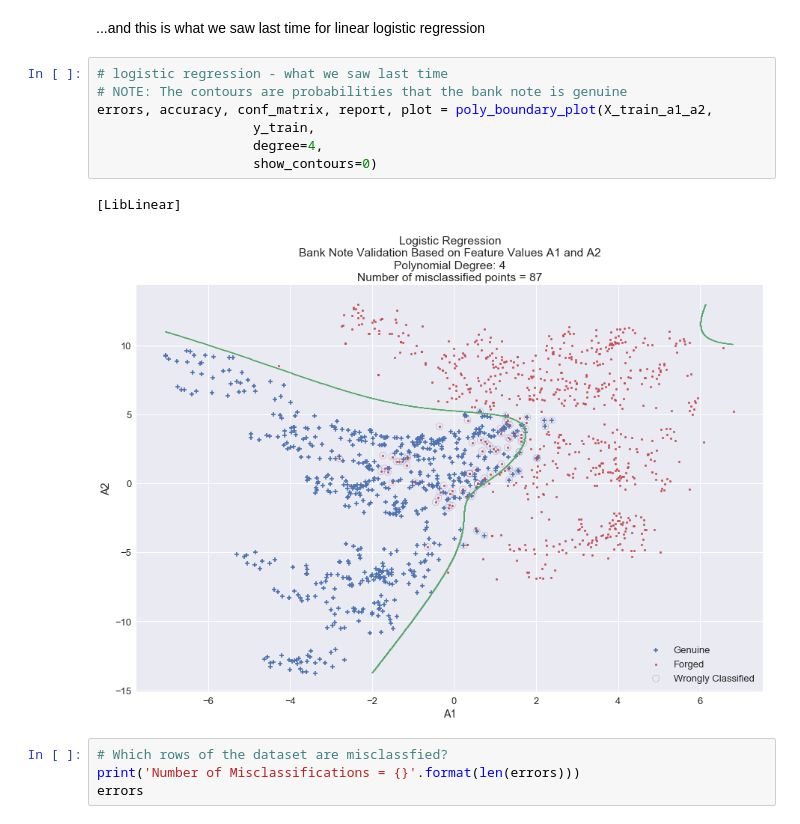
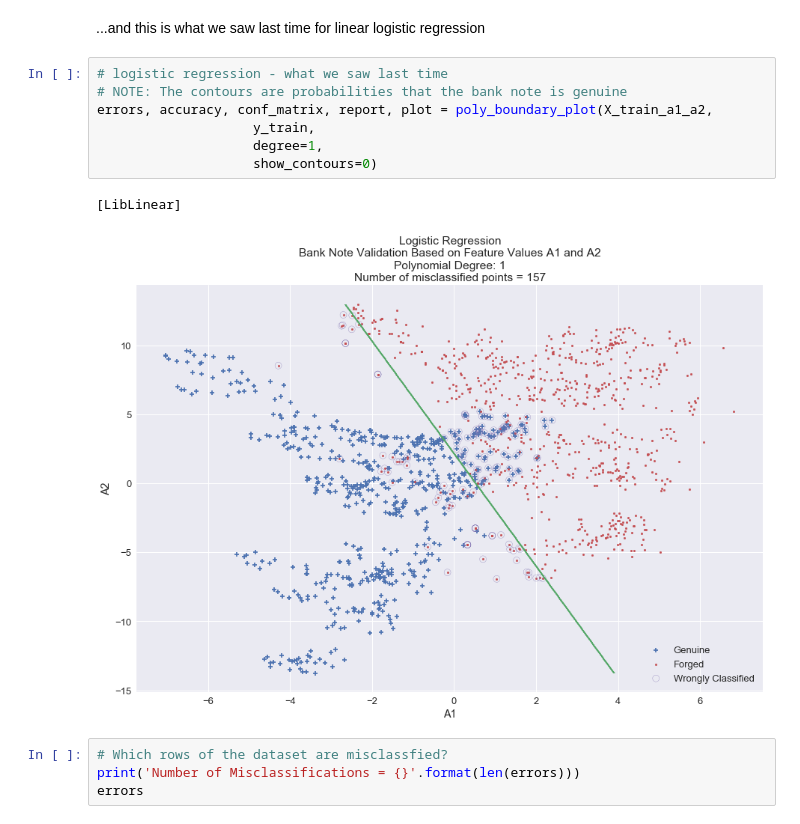
Before and after one commit to jsub10/Machine-Learning-Course-2018, a Jupyter notebook: Notebooks/Non-Linear-Logistic-Regression.ipynb, the cells around one changed output. Drawn from its saved outputs; the diff is of its cells as text.

```diff
--- a/Notebooks/Non-Linear-Logistic-Regression.ipynb
+++ b/Notebooks/Non-Linear-Logistic-Regression.ipynb
@@ -238,13 +238,13 @@ def poly_boundary_plot(XTrain, YTrain, degree, show_contours=0):
 # %%
 # logistic regression - what we saw last time
 # NOTE: The contours are probabilities that the bank note is genuine
 errors, accuracy, conf_matrix, report, plot = poly_boundary_plot(X_train_a1_a2,
                     y_train,
-                    degree=4,
+                    degree=1,
                     show_contours=0)
 # %% [output]
 [LibLinear]
-[figure, old version]
+[figure, new version]
 # %%
 # Which rows of the dataset are misclassfied?
 print('Number of Misclassifications = {}'.format(len(errors)))
```
Also changed, not shown: parts of 5 cells of this notebook, 7 other files.
